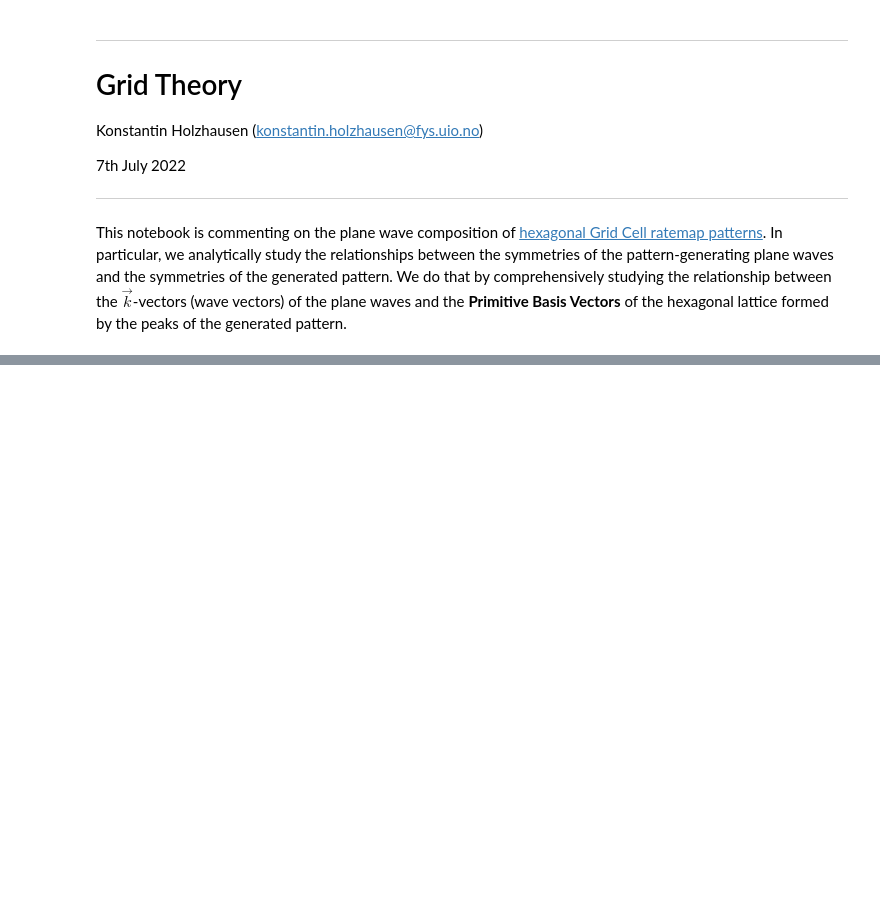
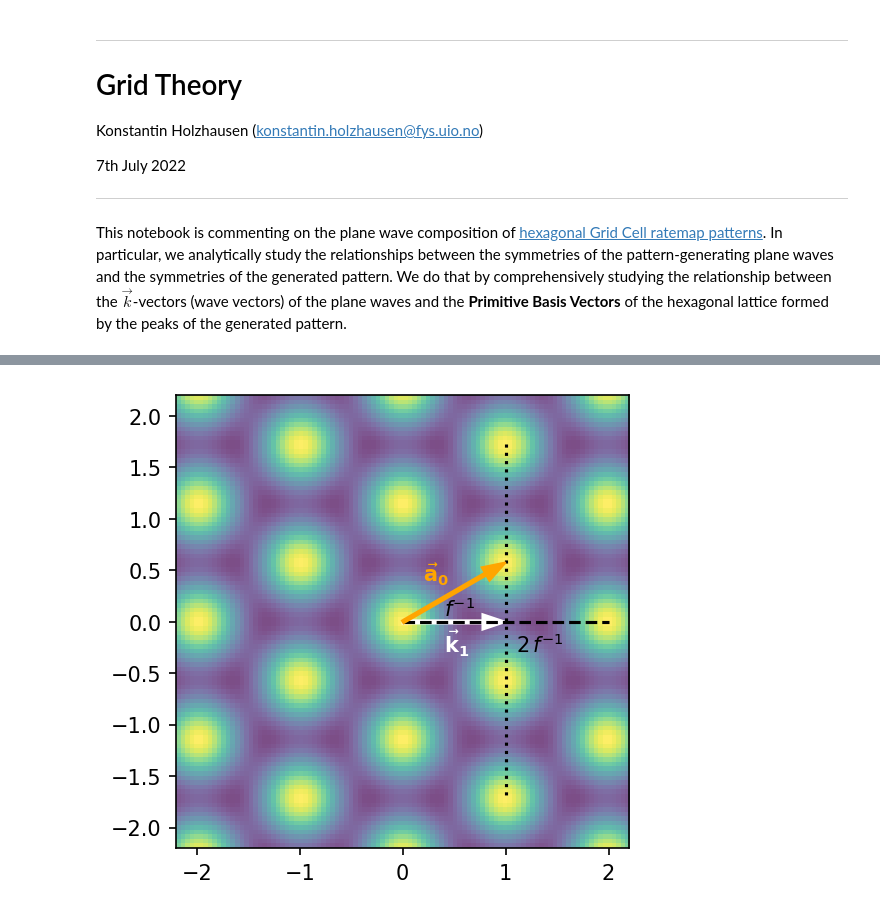
Before and after one commit to bioAI-Oslo/CI-grid-cells, a Jupyter notebook: Grid-Theory.ipynb, the cells around one changed output, grey strips where cells are left out. Cells and saved outputs as stored; diff of their text form; code cells hidden in the pictures; blank space fills up the shorter version.

```diff
--- a/Grid-Theory.ipynb
+++ b/Grid-Theory.ipynb
@@ -59,0 +412,67 @@ array([[-7.        , -4.33012702],
+# %%
+# plot synthetic grid cells
+min_val = -2.2
+max_val = 2.2
+res = 100
+f = 1.
+
+x_gc = np.linspace(min_val, max_val, num=res)
+y_gc = np.linspace(min_val, max_val, num=res)
+
+xv_gc, yv_gc = np.meshgrid(x_gc, y_gc)
+rv_gc = np.stack([xv_gc, yv_gc], axis=-1)
+
+phi_vals = Phi(rv_gc, ks)
+
+fig, ax = plt.subplots(figsize=(4., 4.), dpi=150)
+# ratemap
+ax.imshow(phi_vals, extent=[min_val, max_val, min_val, max_val], alpha=.7, zorder=0)
+# k_1
+ax.arrow(*O.T,
+         *k_1.T,
+         color="white",
+         width=0.03,
+         head_width=.15,
+         length_includes_head=True,
+         label=r"a_1",
+         zorder=2.,
+        )
+ax.text(*(k_1 / 2. + np.array([-0.1, -0.3])).T, r"$\mathbf{\vec{k}_1}$", color='white')
+ax.plot(
+    *np.array([O, 2*k_1]).T,
+    color='black',
+    linestyle='dashed',
+)
+ax.text(
+    *(k_1 + np.array([+.1, -.3])).T,
+    r"$2\, f^{-1}$",
+)
+ax.text(
+    *(k_1 / 2. + np.array([-.1, +.05])).T,
+    r"$f^{-1}$",
+)
+ax.plot(
+    *np.array([2*k_2, -2*k_3]).T,
+    color='black',
+    linestyle='dotted',
+)
+# primitive basis vector
+r = 1 / (f*np.cos(np.pi / 6))
+a_0 = r* rot30 @ k_1
+ax.arrow(*O.T,
+         *a_0.T,
+         color="orange",
+         width=0.03,
+         head_width=.15,
+         length_includes_head=True,
+         label=r"a_1",
+         zorder=2.,
+        )
+ax.text(
+    *(a_0/2. + np.array([-.3, +.1])).T,
+    r"$\mathbf{\vec{a}_{0}}$",
+    color='orange',
+)
+plt.show()
+# %% [output]
+[figure, added]
```
Also changed, not shown: parts of 15 cells of this notebook.
